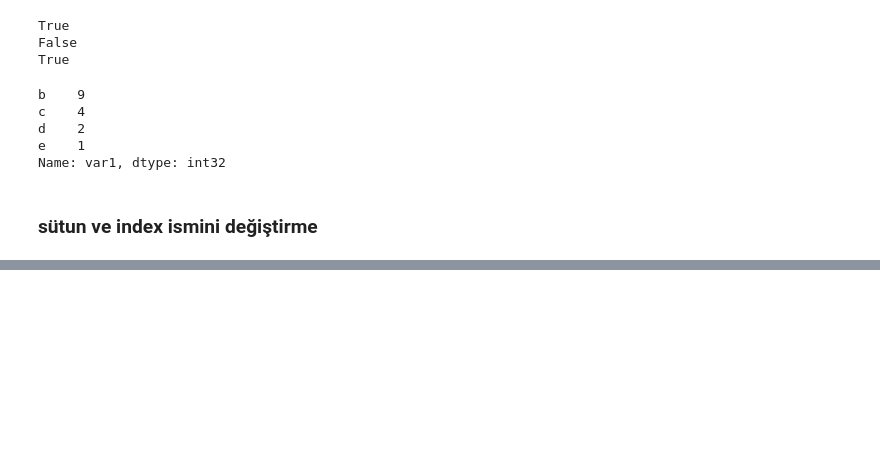
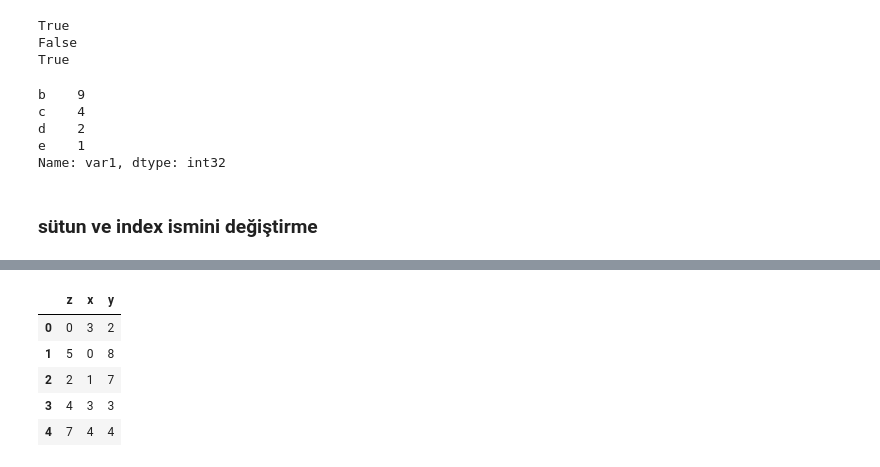
Before and after one commit to MertUrper/Numpy_Pandas, a Jupyter notebook: Pandas_1.ipynb, the cells around one changed output, grey strips where cells are left out. Saved outputs shown, nothing was run; the diff lists cells and outputs as text; code cells hidden in the pictures; blank space fills up the shorter version.

```diff
--- a/Pandas_1.ipynb
+++ b/Pandas_1.ipynb
@@ -651,0 +674,4 @@ df
+# %%
+# mevcut sütunu index'e atama
+df.set_index("z",inplace = True)
+df
@@ -651,0 +686,12 @@ df
+# %%
+# yukarıdaki index durumunu resetlersek eski haline gelir ama sütun sıralaması değişir
+df.reset_index(inplace = True)
+# %%
+df
+# %% [output]
+|  | z | x | y |
+| 0 | 0 | 3 | 2 |
+| 1 | 5 | 0 | 8 |
+| 2 | 2 | 1 | 7 |
+| 3 | 4 | 3 | 3 |
+| 4 | 7 | 4 | 4 |
```
Also changed, not shown: parts of 10 cells of this notebook.
